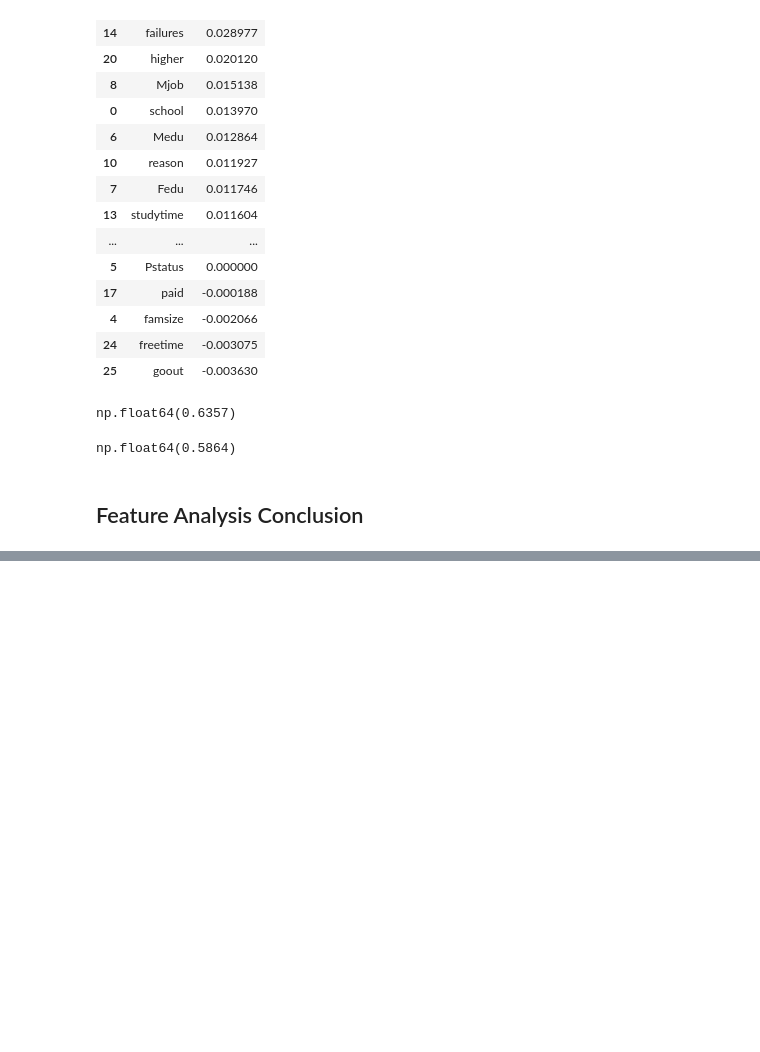
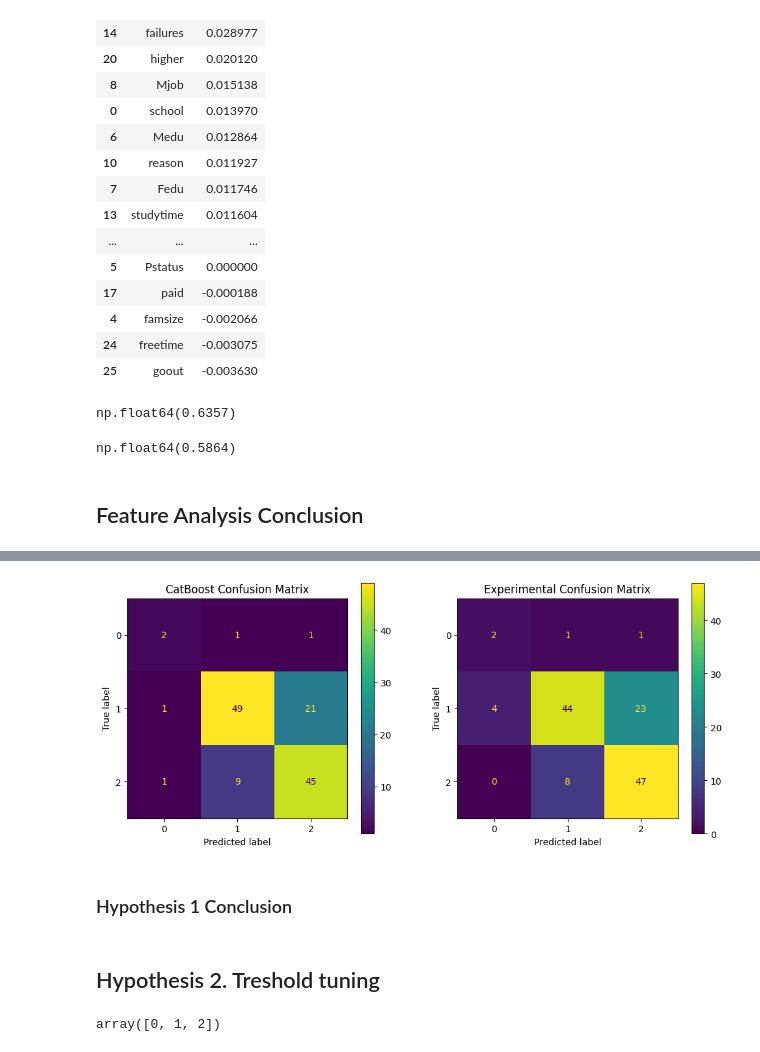
Before and after one commit to Car1LL/Student-Performance-Prediction, a Jupyter notebook: notebooks/02_Modeling.ipynb, the cells around one changed output, grey strips where cells are left out. Cells and saved outputs as stored; diff of their text form; code cells hidden in the pictures; blank space fills up the shorter version.

Commit message:
Hypothesis Experiments

```diff
--- a/notebooks/02_Modeling.ipynb
+++ b/notebooks/02_Modeling.ipynb
@@ -204,7 +204,7 @@ param_grid = [
 
     # ========================= SVM =========================
     {
-        "model": [SVC(random_state=42, class_weight="balanced")],
+        "model": [SVC(random_state=42, class_weight="balanced", probability=True)],
         "preprocessor": [preprocessor_lin],
         "model__C": [0.01, 0.1, 1, 10],
         "model__kernel": ["linear", "rbf"],
@@ -595,0 +602,16 @@ np.float64(0.5864)
+# %%
+%%time
+
+experimental_cat_model = CatBoostClassifier(
+    **best_params,
+    loss_function="MultiClass",
+    eval_metric="TotalF1",
+    class_weights=weigths,
+    random_state=42,
+    logging_level="Silent",
+    thread_count=-1
+)
+
+experimental_cat_model.fit(train_pool_selected)
+
+experimental_y_pred = experimental_cat_model.predict(X_test_selected)
@@ -595,0 +642,26 @@ np.float64(0.5864)
+# %%
+experimental_cm = confusion_matrix(y_true=y_test, y_pred=experimental_y_pred)
+
+fig, axes = plt.subplots(nrows=1, ncols=2, figsize=(12, 5))
+
+axes = axes.flatten()
+
+ConfusionMatrixDisplay(catboost_cm).plot(ax=axes[0])
+ConfusionMatrixDisplay(experimental_cm).plot(ax=axes[1])
+
+axes[0].set_title("CatBoost Confusion Matrix")
+axes[1].set_title("Experimental Confusion Matrix")
+
+plt.show()
+# %% [output]
+[figure, added]
+# %% [markdown]
+### Hypothesis 1 Conclusion
+# %% [markdown]
+## Hypothesis 2. Treshold tuning
+# %%
+probs = cat_model.predict_proba(X_test)
+
+cat_model.classes_
+# %% [output]
+array([0, 1, 2])
```
Also changed, not shown: parts of 12 cells of this notebook.
